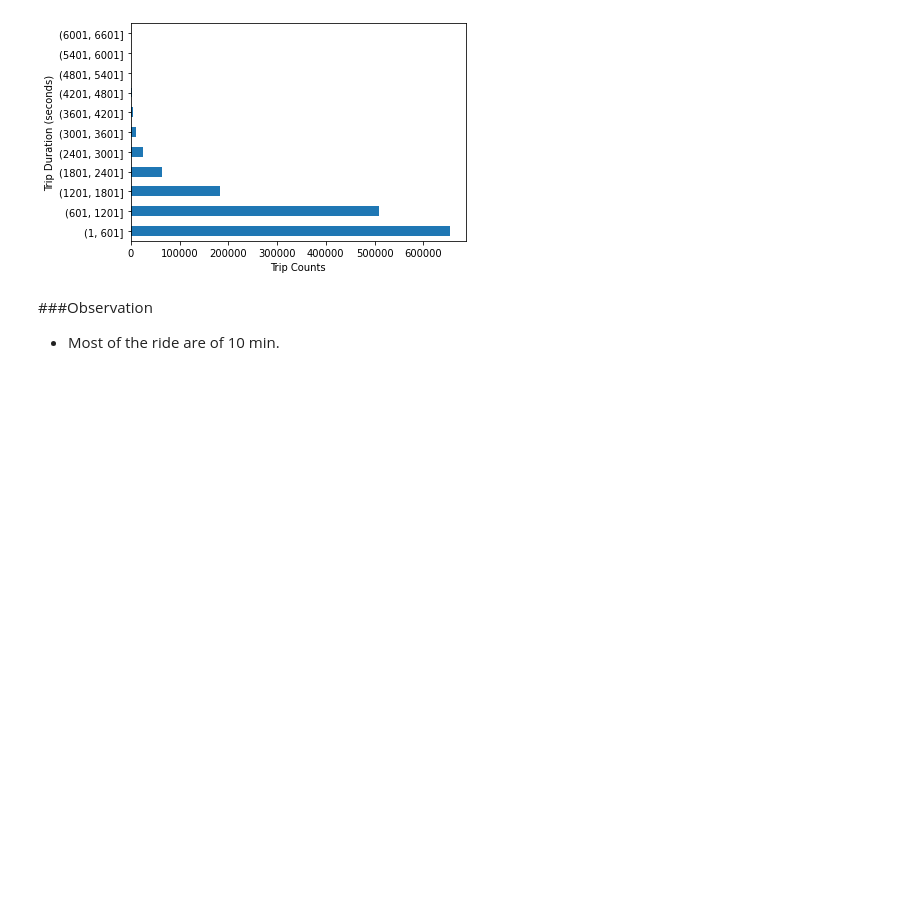
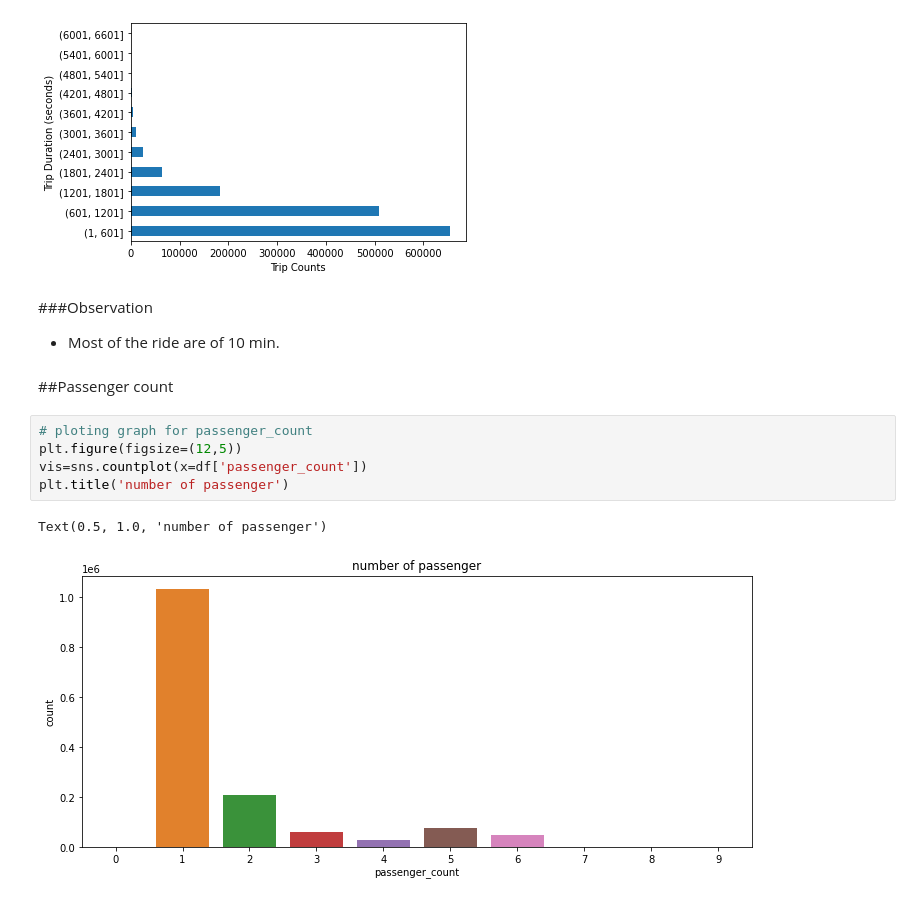
Before and after one commit to varnit836/NYC-Taxi-Trip-Time-Prediction, a Jupyter notebook: NYC_Taxi_Trip_Time_Prediction_Capstone_Project.ipynb, the cells around one changed output. Saved outputs shown, nothing was run; the diff lists cells and outputs as text; blank space fills up the shorter version.

```diff
--- a/NYC_Taxi_Trip_Time_Prediction_Capstone_Project.ipynb
+++ b/NYC_Taxi_Trip_Time_Prediction_Capstone_Project.ipynb
@@ -272,3 +272,13 @@ plt.show()
 # %% [markdown]
 ###Observation
 * Most of the ride are of 10 min.
+# %% [markdown]
+##Passenger count
+# %%
+# ploting graph for passenger_count
+plt.figure(figsize=(12,5))
+vis=sns.countplot(x=df['passenger_count'])
+plt.title('number of passenger')
+# %% [output]
+Text(0.5, 1.0, 'number of passenger')
+[figure, added]
```
Also changed, not shown: parts of 18 cells of this notebook.
